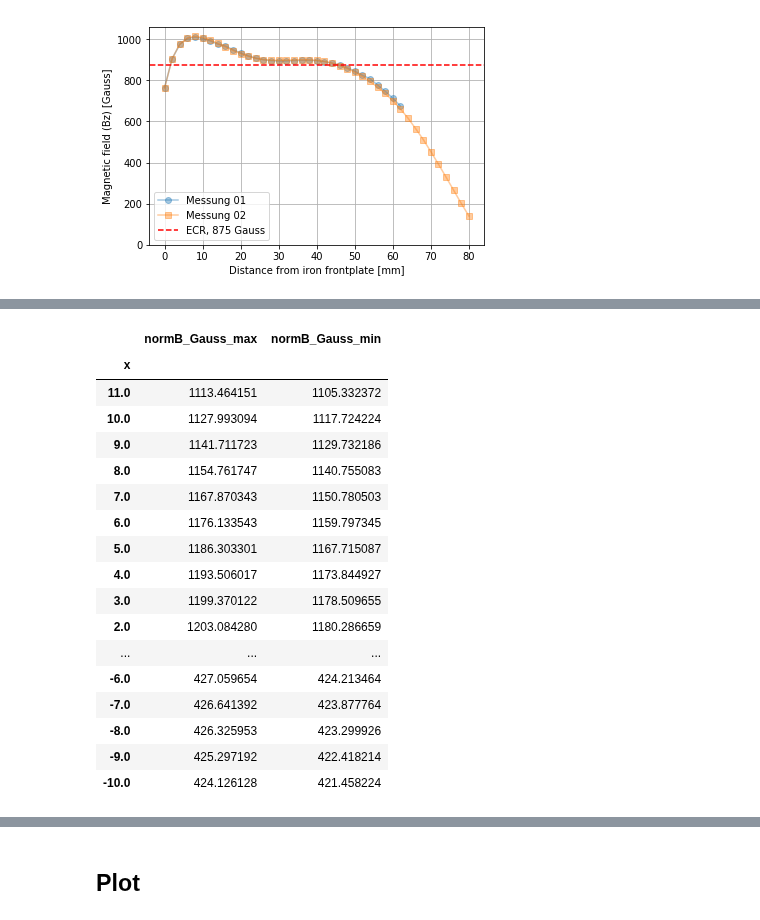
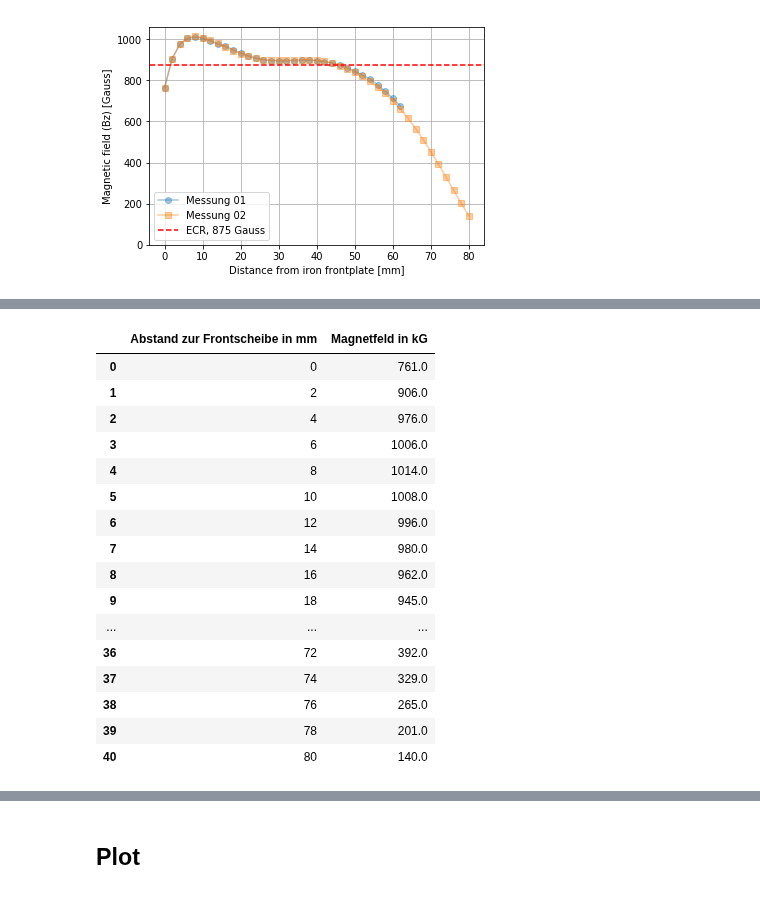
Before and after one commit to kromerh/phd_python, a Jupyter notebook: 10.Microwave.PermanentMagnets/10.Microwave.PermanentMagnets.ipynb, the cells around one changed output, grey strips where cells are left out. Saved outputs shown, nothing was run; the diff lists cells and outputs as text; code cells hidden in the pictures.

```diff
--- a/10.Microwave.PermanentMagnets/10.Microwave.PermanentMagnets.ipynb
+++ b/10.Microwave.PermanentMagnets/10.Microwave.PermanentMagnets.ipynb
@@ -104,23 +35,20 @@ df_comsol_maxmin.drop([0.0, -1.0], inplace=True)
-# %%
-
-# df_comsol_maxmin[df_comsol_maxmin['normB_Gauss_max']==df_comsol_maxmin.max().max()]
-df_comsol_maxmin.tail(20)
-# %% [output]
-|  | normB_Gauss_max | normB_Gauss_min |
-| x |  |  |
-| 11.0 | 1113.464151 | 1105.332372 |
-| 10.0 | 1127.993094 | 1117.724224 |
-| 9.0 | 1141.711723 | 1129.732186 |
-| 8.0 | 1154.761747 | 1140.755083 |
-| 7.0 | 1167.870343 | 1150.780503 |
-| 6.0 | 1176.133543 | 1159.797345 |
-| 5.0 | 1186.303301 | 1167.715087 |
-| 4.0 | 1193.506017 | 1173.844927 |
-| 3.0 | 1199.370122 | 1178.509655 |
-| 2.0 | 1203.084280 | 1180.286659 |
-| ... | ... | ... |
-| -6.0 | 427.059654 | 424.213464 |
-| -7.0 | 426.641392 | 423.877764 |
-| -8.0 | 426.325953 | 423.299926 |
-| -9.0 | 425.297192 | 422.418214 |
-| -10.0 | 424.126128 | 421.458224 |
+# %%
+dfs[1]
+# %% [output]
+|  | Abstand zur Frontscheibe in mm | Magnetfeld in kG |
+| 0 | 0 | 761.0 |
+| 1 | 2 | 906.0 |
+| 2 | 4 | 976.0 |
+| 3 | 6 | 1006.0 |
+| 4 | 8 | 1014.0 |
+| 5 | 10 | 1008.0 |
+| 6 | 12 | 996.0 |
+| 7 | 14 | 980.0 |
+| 8 | 16 | 962.0 |
+| 9 | 18 | 945.0 |
+| ... | ... | ... |
+| 36 | 72 | 392.0 |
+| 37 | 74 | 329.0 |
+| 38 | 76 | 265.0 |
+| 39 | 78 | 201.0 |
+| 40 | 80 | 140.0 |
```
Also changed, not shown: parts of 17 cells of this notebook.
